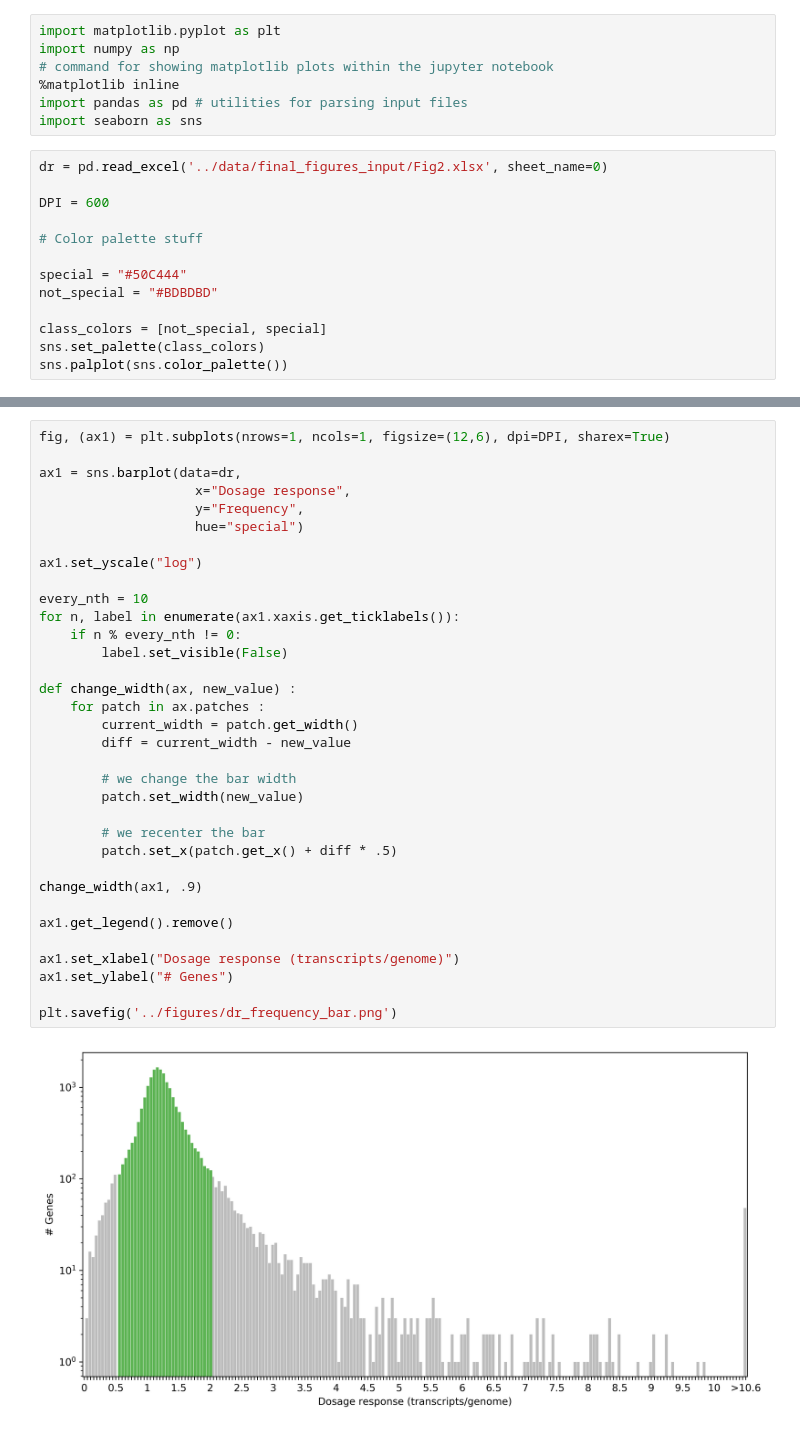
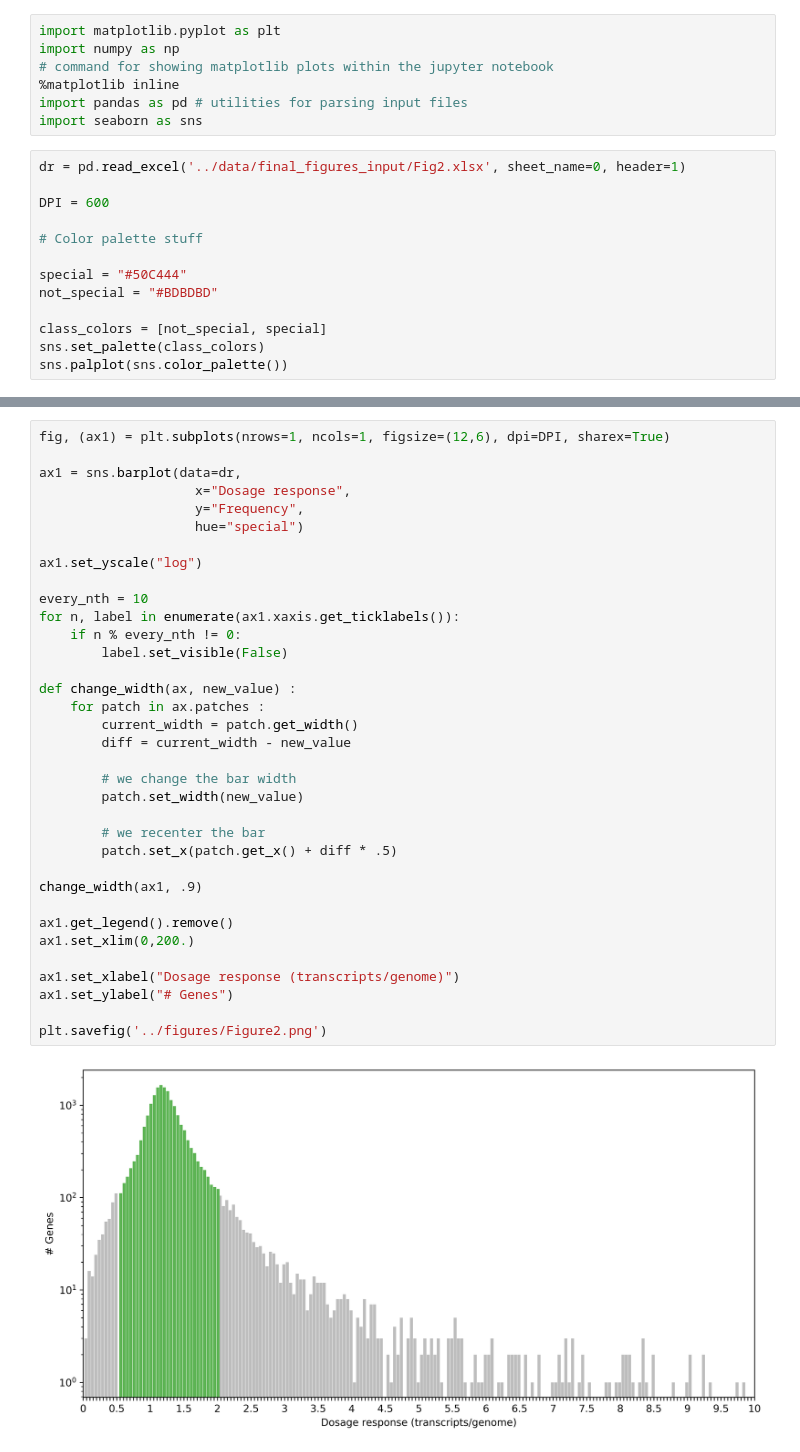
Before and after one commit to barneypotter24/ploidy-seq, a Jupyter notebook: notebooks/gene_response_dist.ipynb, the cells around one changed output, grey strips where cells are left out. Saved outputs shown, nothing was run; the diff lists cells and outputs as text.

```diff
--- a/notebooks/gene_response_dist.ipynb
+++ b/notebooks/gene_response_dist.ipynb
@@ -6,7 +6,7 @@ import numpy as np
 import pandas as pd # utilities for parsing input files
 import seaborn as sns
 # %%
-dr = pd.read_excel('../data/final_figures_input/Fig2.xlsx', sheet_name=0)
+dr = pd.read_excel('../data/final_figures_input/Fig2.xlsx', sheet_name=0, header=1)
 
 DPI = 600
 
@@ -27,32 +43,33 @@ ax1 = sns.barplot(data=dr,
                     x="Dosage response",
                     y="Frequency",
                     hue="special")
 
 ax1.set_yscale("log")
 
 every_nth = 10
 for n, label in enumerate(ax1.xaxis.get_ticklabels()):
     if n % every_nth != 0:
         label.set_visible(False)
 
 def change_width(ax, new_value) :
     for patch in ax.patches :
         current_width = patch.get_width()
         diff = current_width - new_value
 
         # we change the bar width
         patch.set_width(new_value)
 
         # we recenter the bar
         patch.set_x(patch.get_x() + diff * .5)
 
 change_width(ax1, .9)
 
 ax1.get_legend().remove()
+ax1.set_xlim(0,200.)
 
 ax1.set_xlabel("Dosage response (transcripts/genome)")
 ax1.set_ylabel("# Genes")
 
-plt.savefig('../figures/dr_frequency_bar.png')
+plt.savefig('../figures/Figure2.png')
 # %% [output]
-[figure, old version]
+[figure, new version]
```
Also changed, not shown: parts of 2 cells of this notebook, 6 other files.
